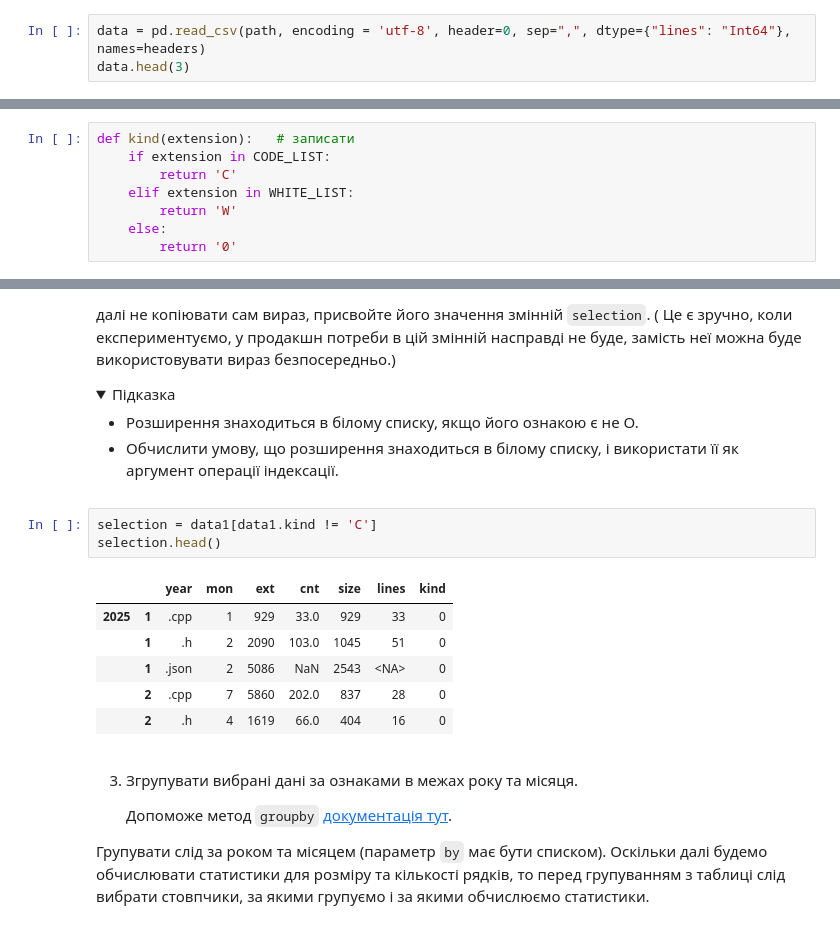
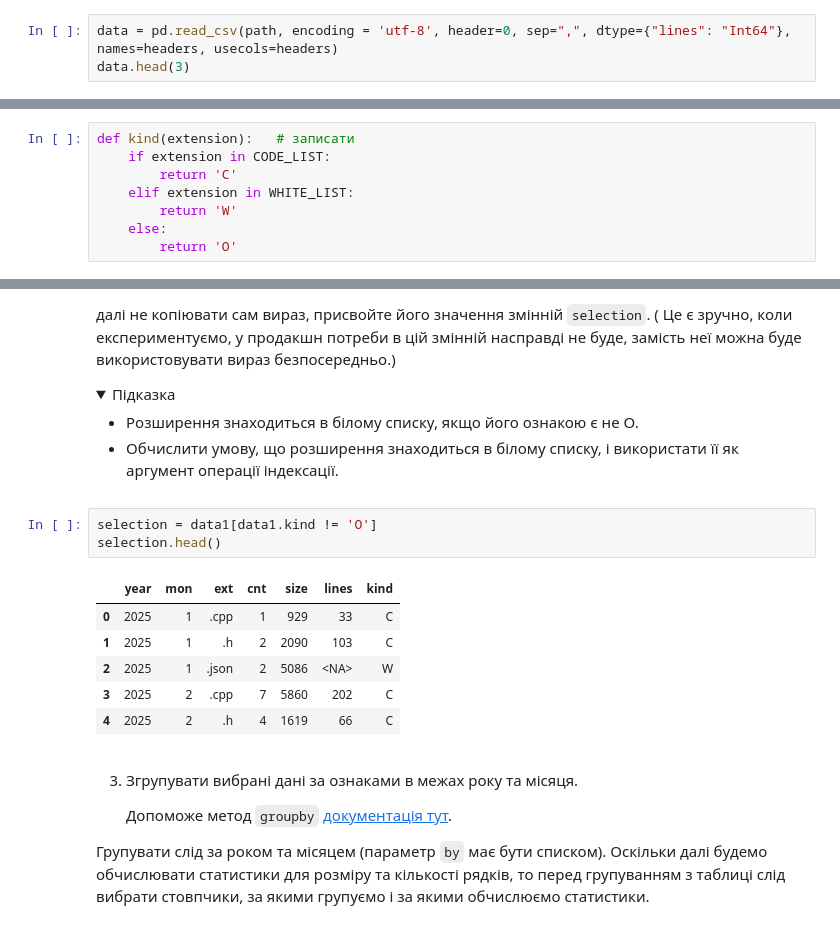
Before and after one commit to quick067/Lab2-PY-, a Jupyter notebook: Робочі зошити/LAB2 part2 Оброблення даних про файли (робочий зошит).ipynb, the cells around one changed output, grey strips where cells are left out. Cells and saved outputs as stored; diff of their text form; folded sections open.

```diff
--- a/Робочі зошити/LAB2 part2 Оброблення даних про файли (робочий зошит).ipynb
+++ b/Робочі зошити/LAB2 part2 Оброблення даних про файли (робочий зошит).ipynb
@@ -100,6 +100,6 @@ path = Path("lab1_1.csv")
 </ol>
 </details>
 # %%
-data = pd.read_csv(path, encoding = 'utf-8', header=0, sep=",", dtype={"lines": "Int64"}, names=headers)
+data = pd.read_csv(path, encoding = 'utf-8', header=0, sep=",", dtype={"lines": "Int64"}, names=headers, usecols=headers)
 data.head(3)
 # %% [output]
@@ -291,7 +281,7 @@ def kind(extension):   # записати
     elif extension in WHITE_LIST:
         return 'W'
     else:
-        return '0'
+        return 'O'
 # %% [markdown]
 Додамо до таблиці стовпчик з ознаками розширень файлів.
 # %% [markdown]
@@ -422,15 +402,15 @@ data1.head(3)
     </ul>
 </details>
 # %%
-selection = data1[data1.kind != 'C']
+selection = data1[data1.kind != 'O']
 selection.head()
 # %% [output]
-|  |  | year | mon | ext | cnt | size | lines | kind |
-| 2025 | 1 | .cpp | 1 | 929 | 33.0 | 929 | 33 | 0 |
-|  | 1 | .h | 2 | 2090 | 103.0 | 1045 | 51 | 0 |
-|  | 1 | .json | 2 | 5086 | NaN | 2543 | <NA> | 0 |
-|  | 2 | .cpp | 7 | 5860 | 202.0 | 837 | 28 | 0 |
-|  | 2 | .h | 4 | 1619 | 66.0 | 404 | 16 | 0 |
+|  | year | mon | ext | cnt | size | lines | kind |
+| 0 | 2025 | 1 | .cpp | 1 | 929 | 33 | C |
+| 1 | 2025 | 1 | .h | 2 | 2090 | 103 | C |
+| 2 | 2025 | 1 | .json | 2 | 5086 | <NA> | W |
+| 3 | 2025 | 2 | .cpp | 7 | 5860 | 202 | C |
+| 4 | 2025 | 2 | .h | 4 | 1619 | 66 | C |
 # %% [markdown]
 3. Згрупувати вибрані дані за ознаками в межах року та місяця.
 
```
Also changed, not shown: parts of 24 cells of this notebook, 1 other file.
